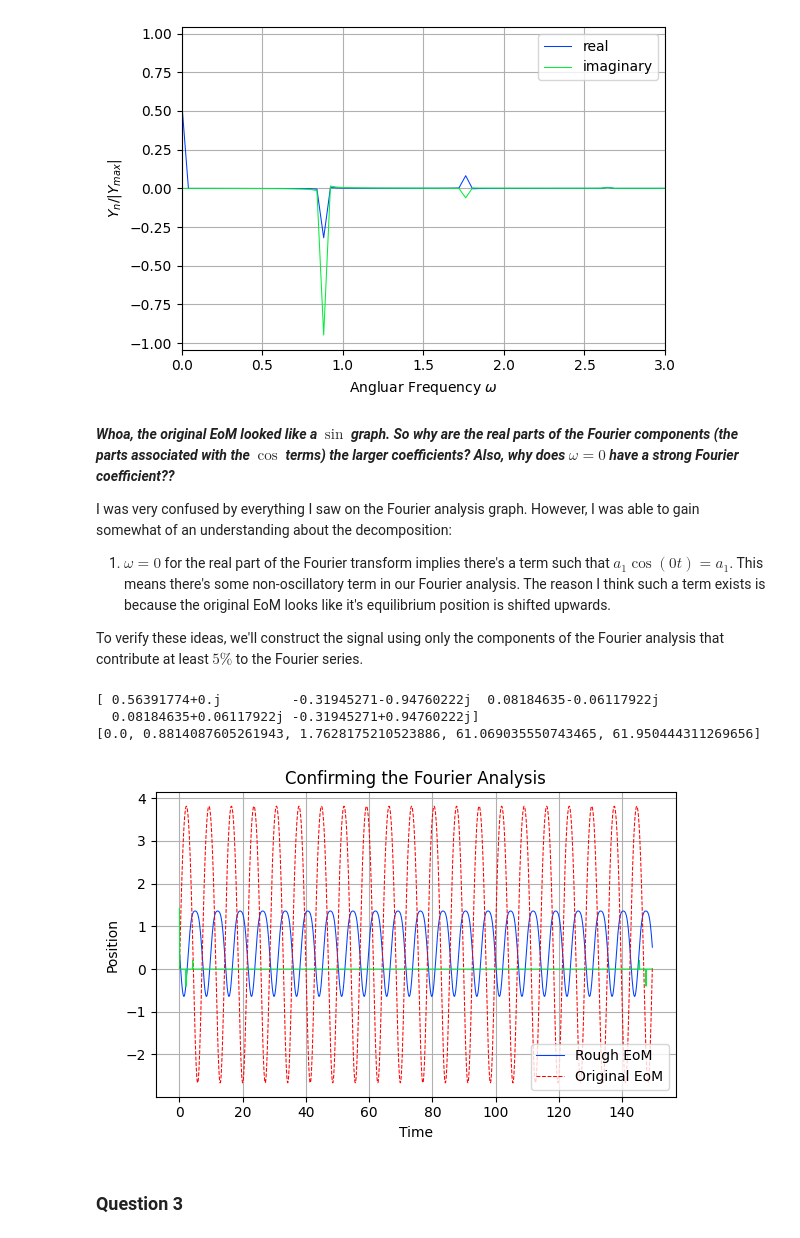
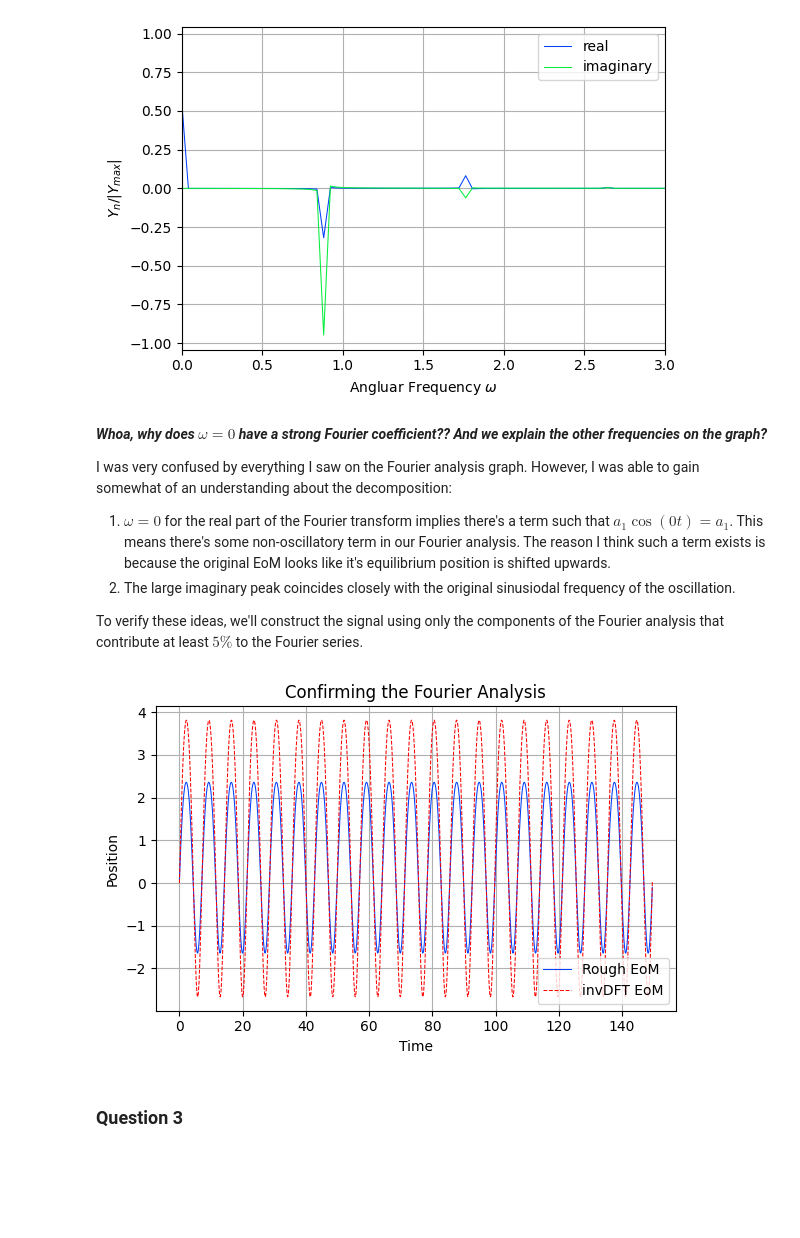
Before and after one commit to dylanbloodworth/LearningNumericalMethods, a Jupyter notebook: Chapter 3/3.4 Fourier.ipynb, the cells around one changed output. Cells and saved outputs as stored; diff of their text form; code cells hidden in the pictures; blank space fills up the shorter version.

```diff
--- a/Chapter 3/3.4 Fourier.ipynb
+++ b/Chapter 3/3.4 Fourier.ipynb
@@ -210,11 +214,12 @@ plt.show()
 # %% [output]
 [figure]
 # %% [markdown]
-<b><i>Whoa, the original EoM looked like a $\sin$ graph. So why are the real parts of the Fourier components (the parts associated with the $\cos$ terms) the larger coefficients? Also, why does $\omega = 0$ have a strong Fourier coefficient??</i></b>
+<b><i>Whoa, why does $\omega = 0$ have a strong Fourier coefficient?? And we explain the other frequencies on the graph?</i></b>
 
 I was very confused by everything I saw on the Fourier analysis graph. However, I was able to gain somewhat of an understanding about the decomposition:
 
 1. $\omega = 0$ for the real part of the Fourier transform implies there's a term such that $a_1\cos(0t) = a_1$. This means there's some non-oscillatory term in our Fourier analysis. The reason I think such a term exists is because the original EoM looks like it's equilibrium position is shifted upwards.
+2. The large imaginary peak coincides closely with the original sinusiodal frequency of the oscillation.
 
 To verify these ideas, we'll construct the signal using only the components of the Fourier analysis that contribute at least $5\%$ to the Fourier series.
 # %%
@@ -228,34 +233,28 @@ for i in range(0, len(Yn)):
         req_omegas.append(omegas[i])
         ratio.append(Yn[i]/max_Yn)
 
+req_omegas = np.array(req_omegas)
 ratio = np.array(ratio)
-x = 0
 
-print(ratio)
-print(req_omegas)
+xmin = 0
+tmin = np.arange(0, N*h, h)
 
-#Takes all the components that contribute more than 10% to the behavior and recreates the signal
 
-for i in range(0, len(min_omegas)):
-    x += ratio.real[i]*np.cos(req_omegas[i]*t) + ratio.imag[i]*np.sin(req_omegas[i]*t)
+for i in range(0,len(req_omegas)):
+    xmin += ratio.real[i]*np.cos(req_omegas[i]*tmin) - ratio.imag[i]*np.sin(req_omegas[i]*tmin)
 
-tinfft, yinfft = invDFT(x, h)
+t, y = invDFT(Yn, h)
-# %% [output]
-[ 0.56391774+0.j         -0.31945271-0.94760222j  0.08184635-0.06117922j
-  0.08184635+0.06117922j -0.31945271+0.94760222j]
-[0.0, 0.8814087605261943, 1.7628175210523886, 61.069035550743465, 61.950444311269656]
 # %%
 plt.figure(figsize = (6,4))
 plt.title("Confirming the Fourier Analysis")
-plt.plot(t, x, label = "Rough EoM")
-plt.plot(t, y, 'r--', label = "Original EoM")
-plt.plot(tinfft, yinfft)
+plt.plot(t, xmin, label = "Rough EoM")
+plt.plot(t, y, 'r--', label = "invDFT EoM")
 plt.xlabel("Time")
 plt.ylabel("Position")
 plt.legend(loc = "lower right")
 plt.show()
 # %% [output]
-[figure, old version]
+[figure, new version]
 # %% [markdown]
 ### Question 3
 # %% [markdown]
```
Also changed, not shown: parts of 3 cells of this notebook.
